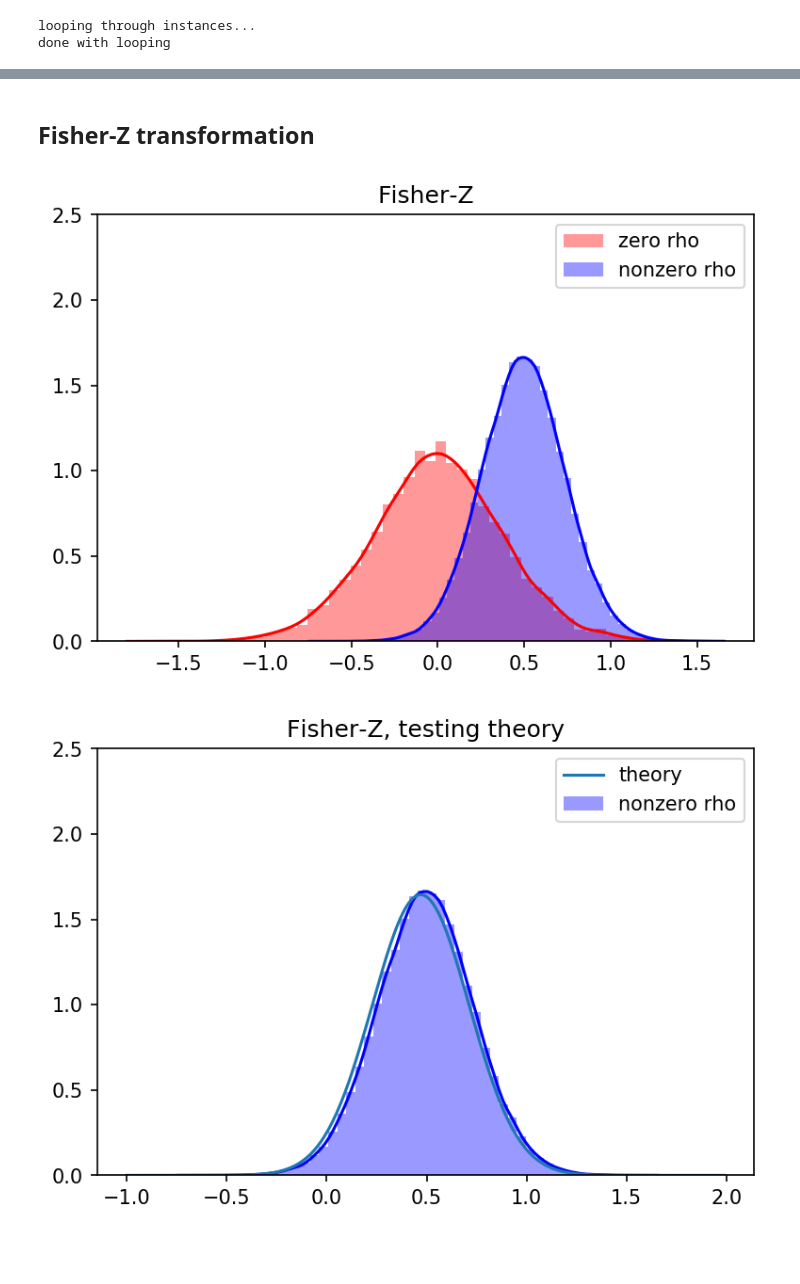
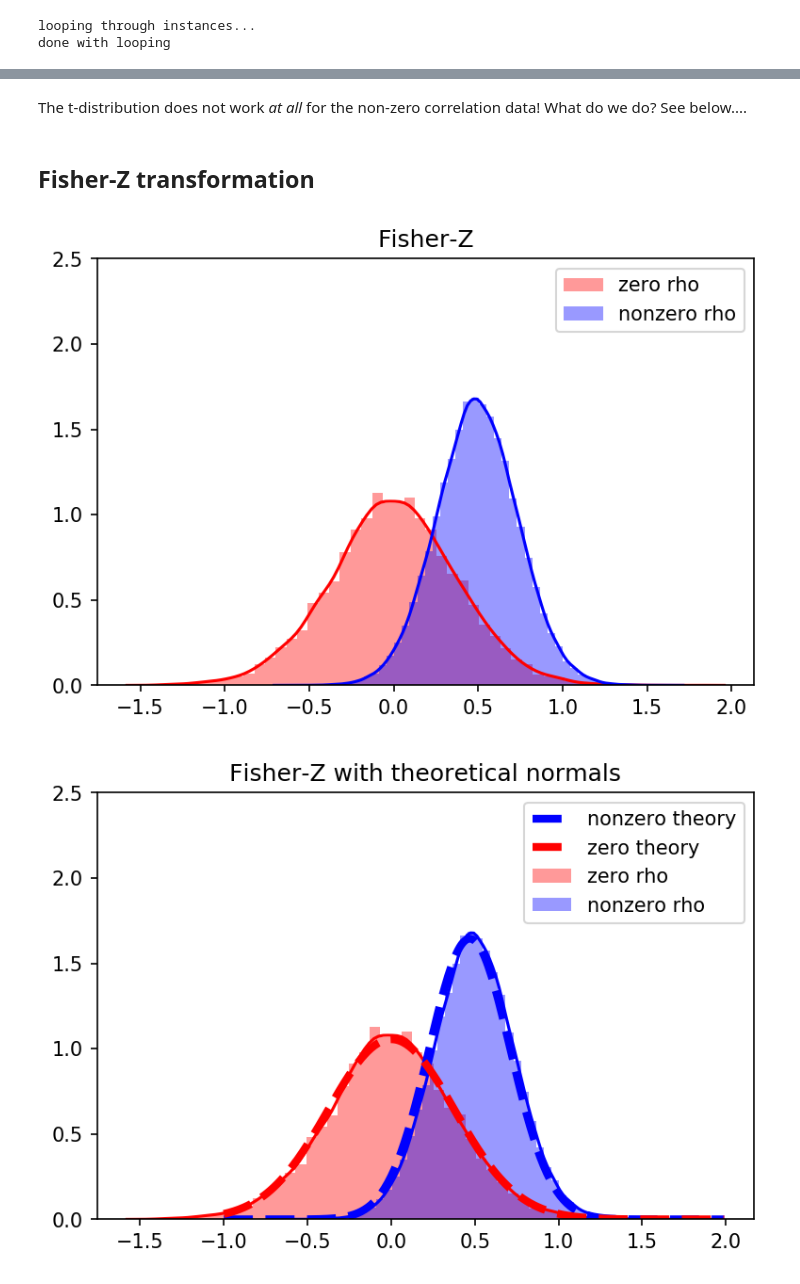
Before and after one commit to kjmayer/ats655-coursematerial, a Jupyter notebook: jupyter_notebooks/testing_normality_of_correlations.ipynb, the cells around one changed output, grey strips where cells are left out. Saved outputs shown, nothing was run; the diff lists cells and outputs as text; code cells hidden in the pictures; blank space fills up the shorter version.

Commit message:
updated plotting for class

```diff
--- a/jupyter_notebooks/testing_normality_of_correlations.ipynb
+++ b/jupyter_notebooks/testing_normality_of_correlations.ipynb
@@ -133,15 +133,15 @@ So - the transformed correlations behave just like t-distribution! Hence, we can
 # %% [markdown]
 ## True correlation is non-zero
 # %%
-N = 20
+N2 = 20
 r1 = []
 r1 = np.empty((100000,))
 
 print('looping through instances...')
 
 for iloop, val in enumerate(r1):
-    x = np.random.normal(0.,1.,size = N)
-    y = x+2.0*np.random.normal(0.,1.,size = N)
+    x = np.random.normal(0.,1.,size = N2)
+    y = x+2.0*np.random.normal(0.,1.,size = N2)
 
     r1[iloop] = stats.pearsonr(x,y)[0]
 print('done with looping')
@@ -183,3 +185,5 @@ plt.show()
+# %% [markdown]
+The t-distribution does not work *at all* for the non-zero correlation data! What do we do? See below....
 # %% [markdown]
 ## Fisher-Z transformation
 # %%
@@ -195,20 +199,30 @@ plt.title('Fisher-Z')
 plt.legend()
 plt.show()
 # %% [output]
-[figure, old version]
+[figure, new version]
 # %%
+# theoretical distribution for zero rho
+muZ = 0.5*np.log((1+np.mean(r))/(1-np.mean(r)))
+sigmaZ = 1/np.sqrt(N-3)
+x = np.arange(-1,2,.01)
+z_norm0 = stats.norm.pdf(x,loc=muZ,scale=sigmaZ)
+
+# theoretical distribution for zero rho
 muZ = 0.5*np.log((1+np.mean(r1))/(1-np.mean(r1)))
-sigmaZ = 1/np.sqrt(N-3)
+sigmaZ = 1/np.sqrt(N2-3)
 x = np.arange(-1,2,.01)
 z_norm = stats.norm.pdf(x,loc=muZ,scale=sigmaZ)
 
+
 #plot the data!
 plt.figure()
+sns.distplot(FZ, color="r", label='zero rho')
 sns.distplot(FZ1, color="b", label='nonzero rho')
-plt.plot(x,z_norm,label='theory')
+plt.plot(x,z_norm,label='nonzero theory', linestyle= '--', color='b', linewidth=4)
+plt.plot(x,z_norm0,label='zero theory', linestyle = '--', color='r', linewidth=4)
 plt.ylim(0,2.5)
-plt.title('Fisher-Z, testing theory')
+plt.title('Fisher-Z with theoretical normals')
 plt.legend()
 plt.show()
 # %% [output]
-[figure, old version]
+[figure, new version]
```
Also changed, not shown: parts of 7 cells of this notebook.
